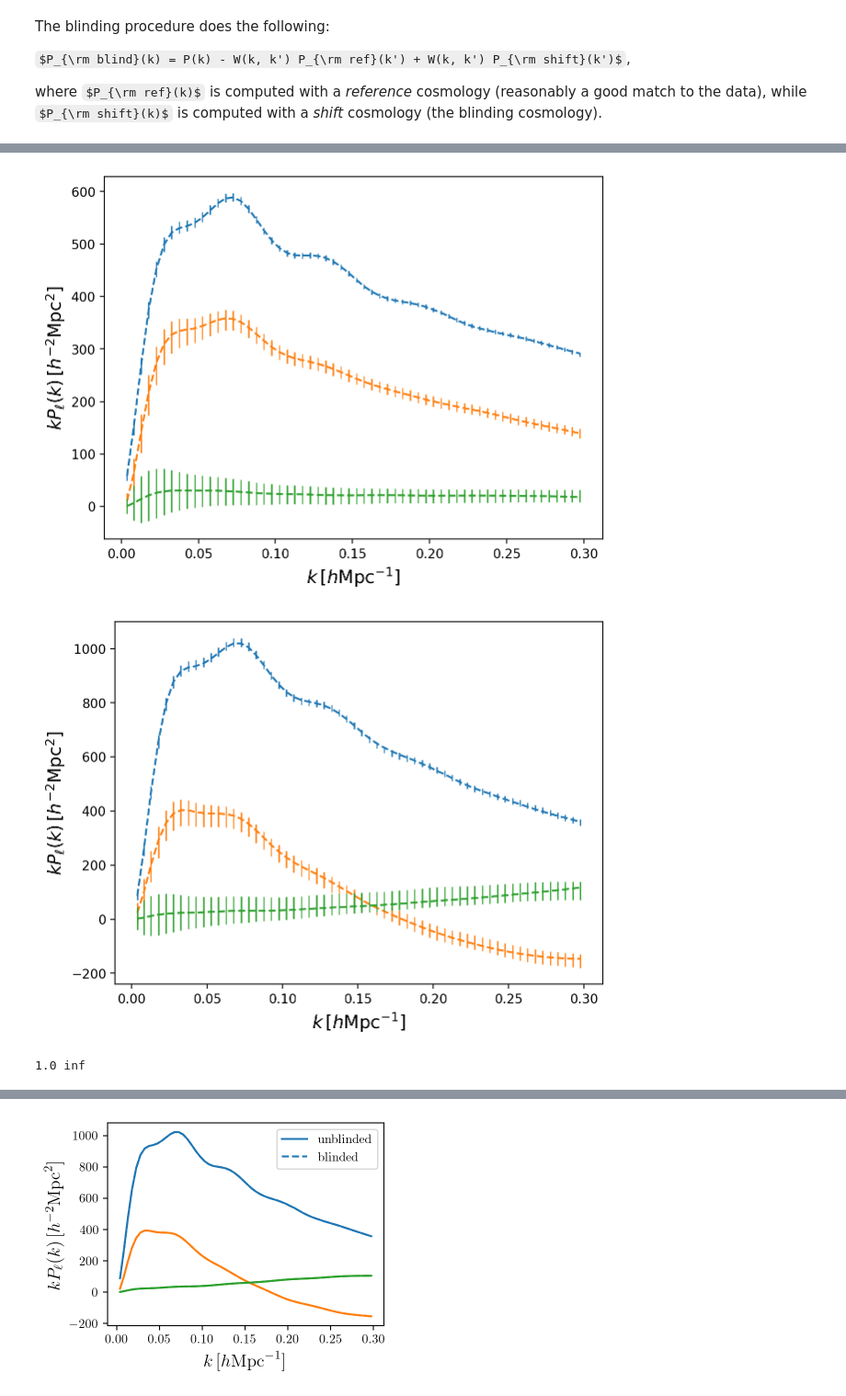
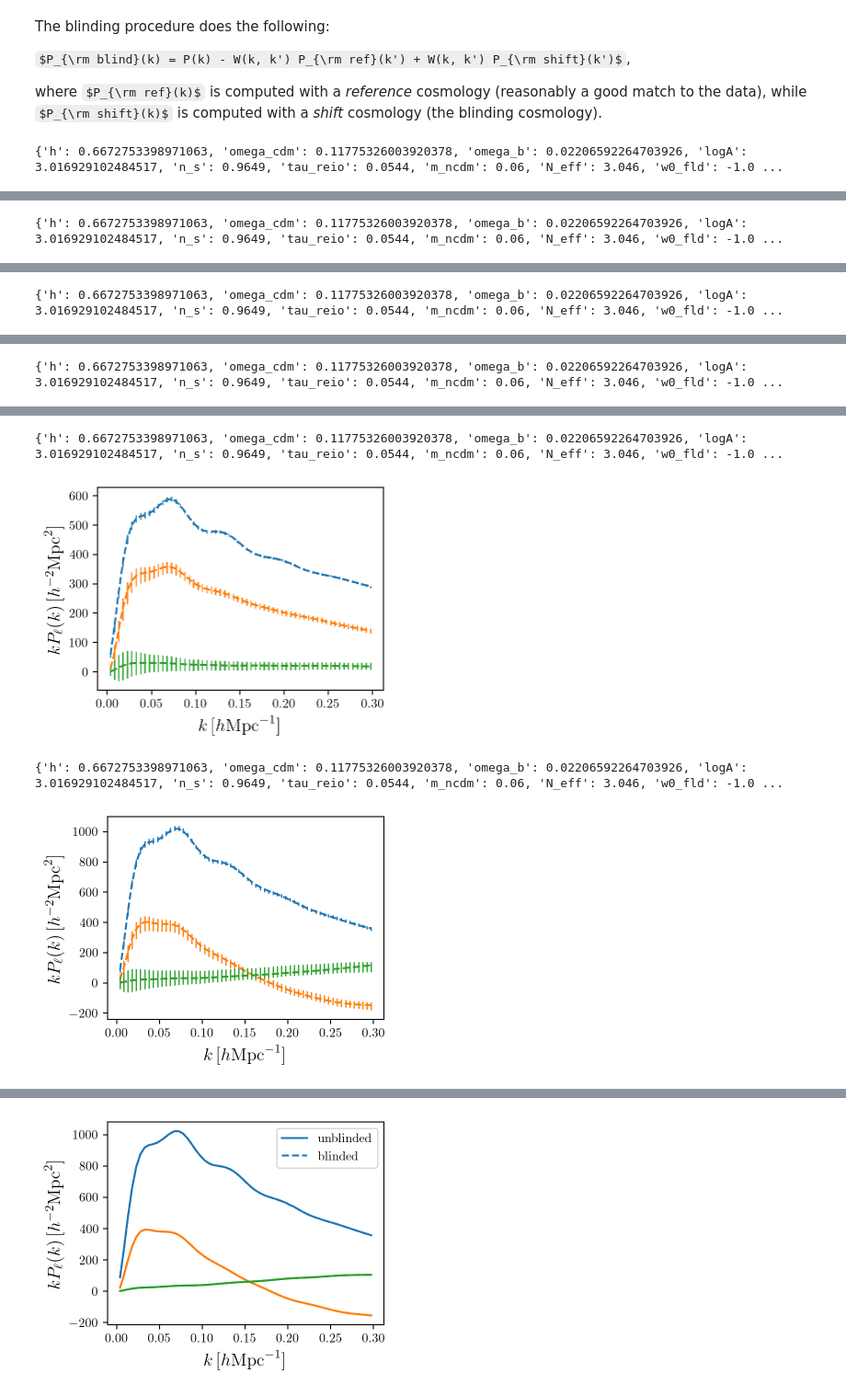
Before and after one commit to epaillas/desiblind, a Jupyter notebook: nb/blinding_example.ipynb, the cells around one changed output, grey strips where cells are left out. Shown at 92% size. Saved outputs shown, nothing was run; the diff lists cells and outputs as text; code cells hidden in the pictures; some formulas as TeX source.

Commit message:
notebook working up to chain sampling

```diff
--- a/nb/blinding_example.ipynb
+++ b/nb/blinding_example.ipynb
@@ -44,14 +44,15 @@ for namespace in tracers:
     tracer, zrange = get_tracer_zrange(namespace)
     data, covariance, window = get_synthetic_data(tracer=tracer, zrange=zrange, region='GCcomb', ells=[0, 2, 4],
                                                   weights='default_fkp', klim=(0., 0.3), rebin=5)
-    theory = get_theory(z=window.theory.get(ells=0).z, tracer='QSO') #tracer)  # FIXME
+    theory = get_theory(z=window.theory.get(ells=0).z, tracer=tracer)  # FIXME
     theory.init.update(k=window.theory.get(ells=0).coords('k'), shotnoise=data.get(ells=0).values('shotnoise').mean())
     params = cosmo_params | {param.split('.')[-1]: value for param, value in nuisance_params.items() if param.startswith(namespace)}
     spectrum = theory(**params)
     observable = window.dot(np.ravel(spectrum), return_type=None, zpt=False)
+    print(params)
 
     if True:
-        ax = plt.gca()
+        ax = fig, ax = plt.subplots(figsize=(4, 3))
         for ill, ell in enumerate(observable.ells):
             color = f'C{ill:d}'
             pole = observable.get(ells=ell)
@@ -66,3 +67,4 @@ for namespace in tracers:
 
     blinder.add_observable(name=namespace, data=observable, covariance=covariance)
 # %% [output]
+{'h': 0.6672753398971063, 'omega_cdm': 0.11775326003920378, 'omega_b': 0.02206592264703926, 'logA': 3.016929102484517, 'n_s': 0.9649, 'tau_reio': 0.0544, 'm_ncdm': 0.06, 'N_eff': 3.046, 'w0_fld': -1.0 ...
@@ -69,0 +72 @@ for namespace in tracers:
+{'h': 0.6672753398971063, 'omega_cdm': 0.11775326003920378, 'omega_b': 0.02206592264703926, 'logA': 3.016929102484517, 'n_s': 0.9649, 'tau_reio': 0.0544, 'm_ncdm': 0.06, 'N_eff': 3.046, 'w0_fld': -1.0 ...
@@ -70,0 +74 @@ for namespace in tracers:
+{'h': 0.6672753398971063, 'omega_cdm': 0.11775326003920378, 'omega_b': 0.02206592264703926, 'logA': 3.016929102484517, 'n_s': 0.9649, 'tau_reio': 0.0544, 'm_ncdm': 0.06, 'N_eff': 3.046, 'w0_fld': -1.0 ...
@@ -71,0 +76 @@ for namespace in tracers:
+{'h': 0.6672753398971063, 'omega_cdm': 0.11775326003920378, 'omega_b': 0.02206592264703926, 'logA': 3.016929102484517, 'n_s': 0.9649, 'tau_reio': 0.0544, 'm_ncdm': 0.06, 'N_eff': 3.046, 'w0_fld': -1.0 ...
@@ -73,9 +78,9 @@ for namespace in tracers:
+{'h': 0.6672753398971063, 'omega_cdm': 0.11775326003920378, 'omega_b': 0.02206592264703926, 'logA': 3.016929102484517, 'n_s': 0.9649, 'tau_reio': 0.0544, 'm_ncdm': 0.06, 'N_eff': 3.046, 'w0_fld': -1.0 ...
-[figure, old version]
+[figure, new version]
+{'h': 0.6672753398971063, 'omega_cdm': 0.11775326003920378, 'omega_b': 0.02206592264703926, 'logA': 3.016929102484517, 'n_s': 0.9649, 'tau_reio': 0.0544, 'm_ncdm': 0.06, 'N_eff': 3.046, 'w0_fld': -1.0 ...
-[figure, old version]
+[figure, new version]
 # %%
-chain = Chain.concatenate([Chain.load(fn).ravel()[::100] for fn in get_fit_fn('chains')[1:2]])
+chain = Chain.concatenate([Chain.load(fn).ravel()[::1] for fn in get_fit_fn('chains')[1:2]])
-# %% [output]
-1.0 inf
 # %%
 from desilike.samples import plotting
 %matplotlib inline
```
Also changed, not shown: parts of 5 cells of this notebook.
